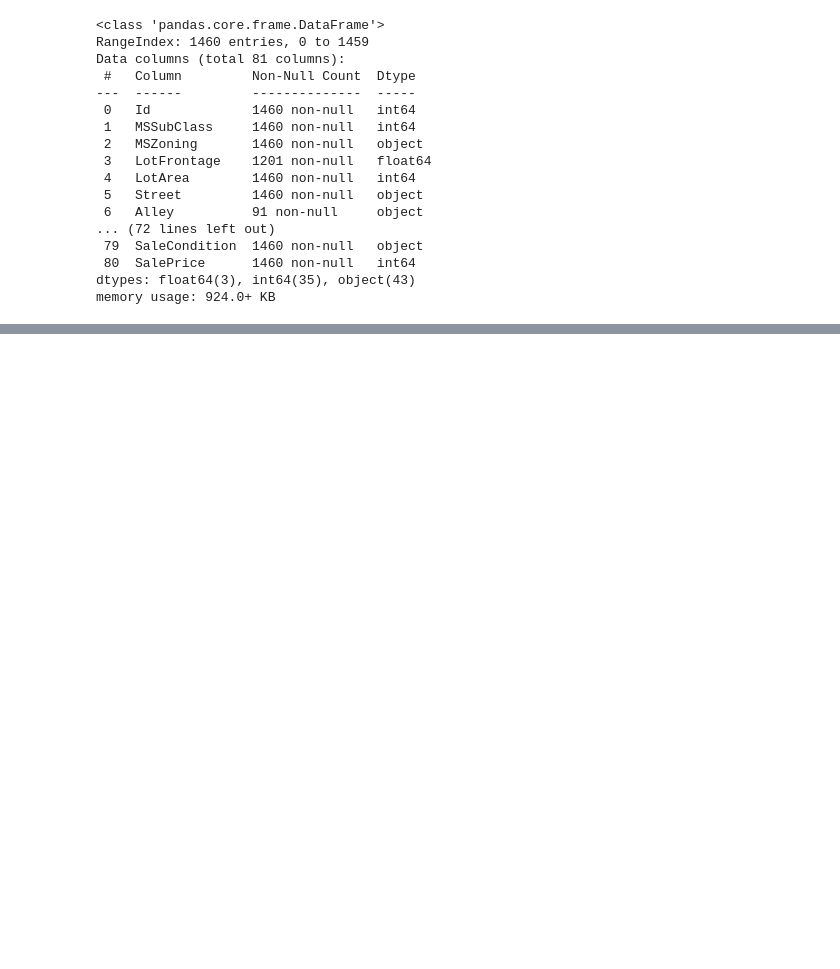
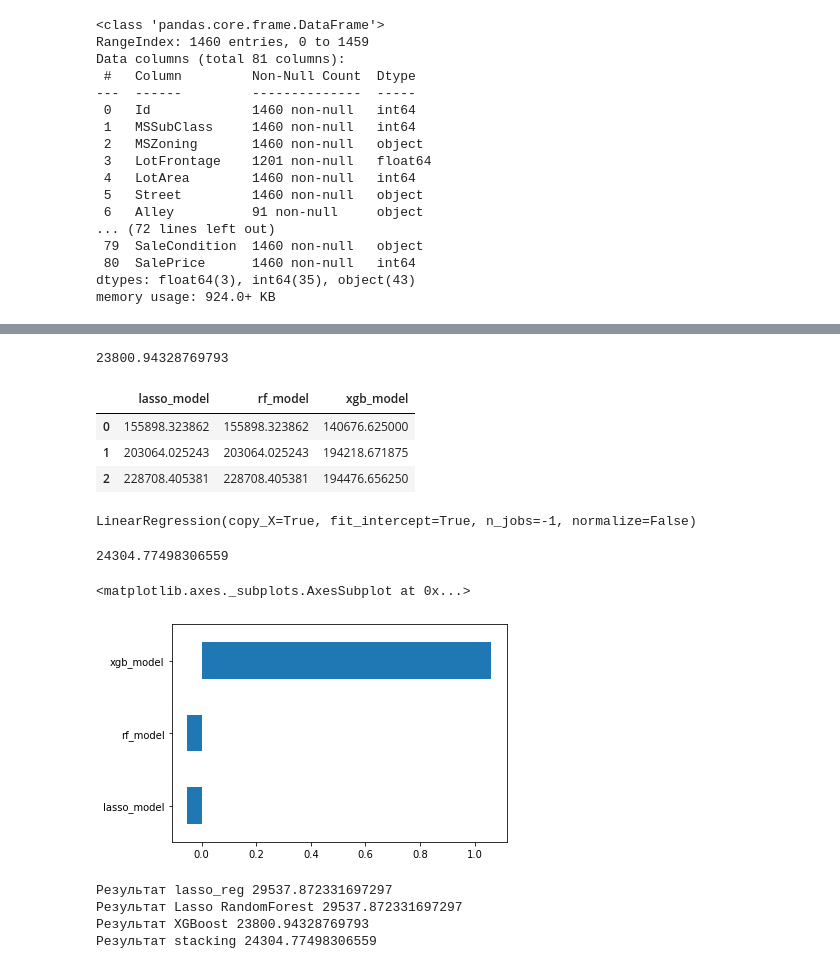
Before and after one commit to Denis-hap/pyda-9, a Jupyter notebook: Feature_Engineering_dz/12/dz_12.ipynb, the cells around one changed output, grey strips where cells are left out. Cells and saved outputs as stored; diff of their text form; code cells hidden in the pictures; blank space fills up the shorter version.

```diff
--- a/Feature_Engineering_dz/12/dz_12.ipynb
+++ b/Feature_Engineering_dz/12/dz_12.ipynb
@@ -203,0 +202,6 @@ ValueError: multiclass format is not supported
+# %%
+clf_rf_best = lasso_grid.best_estimator_
+y_pred_rf = clf_rf_best.predict(mX_test)
+lin_mse = mean_squared_error(my_test, y_pred_rf)
+rmse_rf = np.sqrt(lin_mse)
+rmse_rf
@@ -203,0 +281,4 @@ ValueError: multiclass format is not supported
+# %%
+xgb_model_final = xgb.XGBRegressor(colsample_bytree=1, gamma=0, max_depth=5, reg_alpha=0.6, reg_lambda=0.1,
+                                   subsample=0.9, n_jobs=-1, n_estimators=5000, learning_rate=0.01)
+xgb_model_final.fit(mX_train, my_train)
@@ -203,0 +295,53 @@ ValueError: multiclass format is not supported
+# %%
+y_pred_xgb = xgb_model_final.predict(mX_test)
+rmse_xgb = np.sqrt(mean_squared_error(my_test, y_pred_xgb))
+rmse_xgb
+# %% [output]
+23800.94328769793
+# %%
+all_models = [lasso_grit_best, clf_rf_best, xgb_model_final]
+meta_train = []
+meta_test = []
+for i in all_models:
+    meta_tr, meta_te = get_meta_features(i, mX_train, my_train, mX_test, cv)
+    meta_train.append(meta_tr)
+    meta_test.append(meta_te)
+
+
+col_names = ['lasso_model', 'rf_model', 'xgb_model']
+X_train_meta = pd.DataFrame(np.stack(meta_train, axis=1), columns=col_names)
+X_test_meta = pd.DataFrame(np.stack(meta_test,axis=1), columns=col_names)
+X_train_meta.head(3)
+# %% [output]
+|  | lasso_model | rf_model | xgb_model |
+| 0 | 155898.323862 | 155898.323862 | 140676.625000 |
+| 1 | 203064.025243 | 203064.025243 | 194218.671875 |
+| 2 | 228708.405381 | 228708.405381 | 194476.656250 |
+# %%
+from sklearn.linear_model import LinearRegression
+clf_lr_meta = LinearRegression(n_jobs=-1)
+clf_lr_meta.fit(X_train_meta, my_train)
+# %% [output]
+LinearRegression(copy_X=True, fit_intercept=True, n_jobs=-1, normalize=False)
+# %%
+yl_pred_meta_test = clf_lr_meta.predict(X_test_meta)
+lin_mse = mean_squared_error(my_test, yl_pred_meta_test)
+rmse_stack = np.sqrt(lin_mse)
+rmse_stack
+# %% [output]
+24304.77498306559
+# %%
+pd.Series(clf_lr_meta.coef_.flatten(), index=X_train_meta.columns).plot(kind='barh')
+# %% [output]
+<matplotlib.axes._subplots.AxesSubplot at 0x...>
+[figure, added]
+# %%
+print ('Результат lasso_reg',rmse_lasso)
+print ('Результат Lasso RandomForest',rmse_rf)
+print ('Результат XGBoost',rmse_xgb)
+print ('Результат stacking',rmse_stack)
+# %% [output]
+Результат lasso_reg 29537.872331697297
+Результат Lasso RandomForest 29537.872331697297
+Результат XGBoost 23800.94328769793
+Результат stacking 24304.77498306559
```
Also changed, not shown: parts of 41 cells of this notebook.
